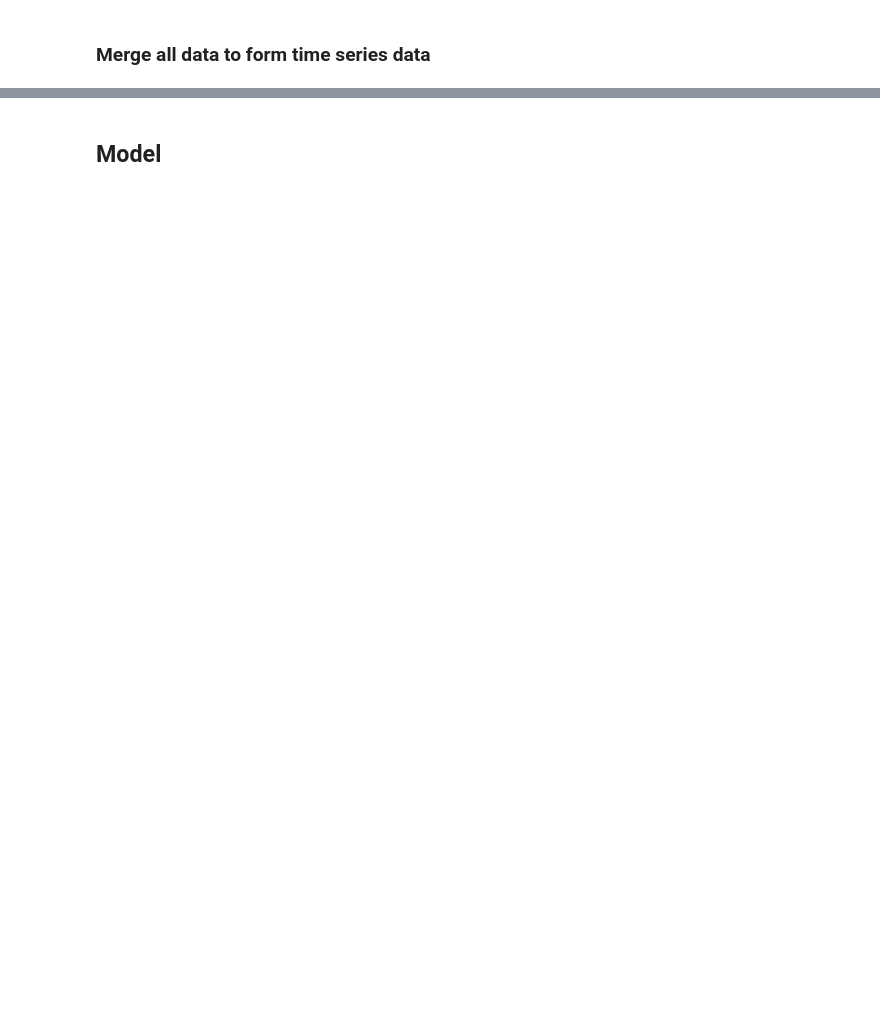
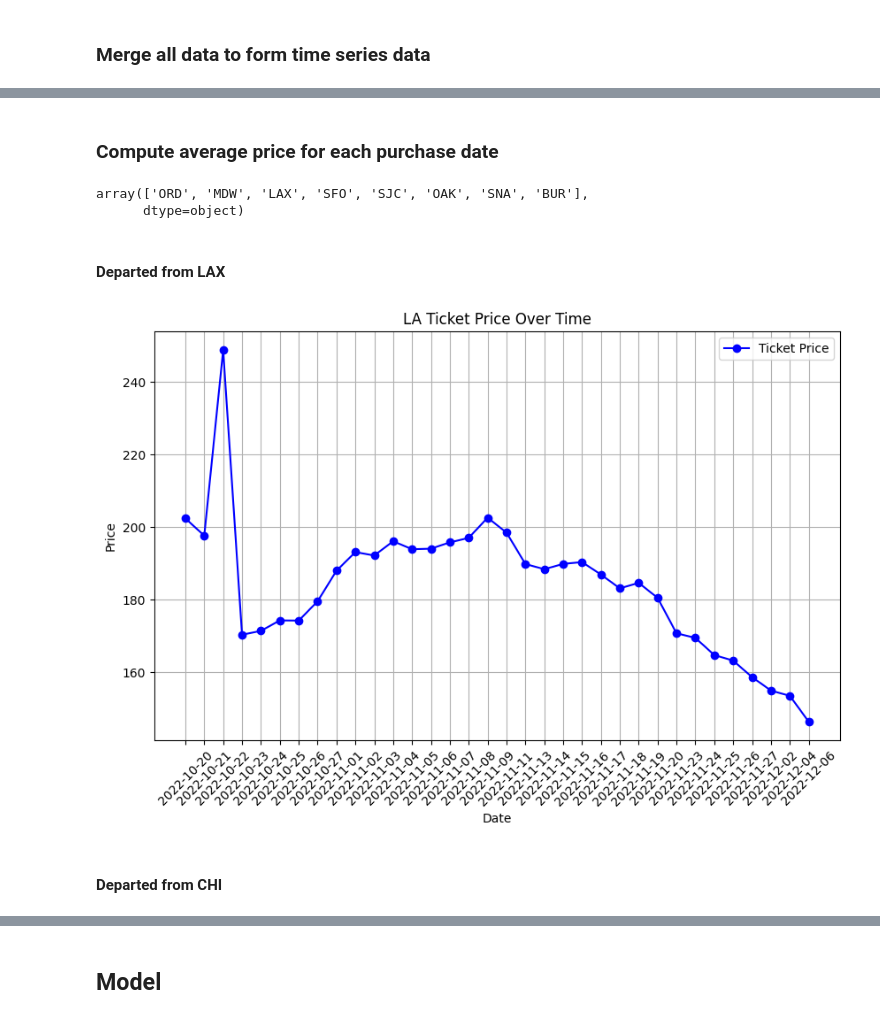
Before and after one commit to kurt980/HistoFlight2023, a Jupyter notebook: model/Time_Series.ipynb, the cells around one changed output, grey strips where cells are left out. Drawn from its saved outputs; the diff is of its cells as text; code cells hidden in the pictures; blank space fills up the shorter version.

Commit message:
Updated time series model

```diff
--- a/model/Time_Series.ipynb
+++ b/model/Time_Series.ipynb
@@ -50,3 +60,18 @@ for folder in folders:
 ## **Data Processing**
 # %% [markdown]
 ### **Join Tickets data and Flights data**
+# %%
+# Dictionary to store joined DataFrames
+dfs = {}
+
+# Iterate over each date in tickets_dict
+for date, tickets_df in tickets.items():
+    # Check if the corresponding date exists in flights_dict
+    if date in flights:
+        # Perform the join operation on "flight_id"
+        joined_df = pd.merge(tickets_df, flights[date], on="flight_id", how="left")
+
+        # Store the joined DataFrame in the new dictionary with the same date as key
+        dfs[date] = joined_df
+    else:
+        print(f'No matching flights found for tickets on {date}')
@@ -53,2 +113,5 @@ for folder in folders:
 # %% [markdown]
 ### **Merge all data to form time series data**
+# %%
+# Concatenate all DataFrames to get the whole dataframe
+df = pd.concat(dfs, ignore_index=True)
@@ -54,0 +140,2 @@ for folder in folders:
+# %%
+df_price_by_dep = df.groupby(['departure_airport', 'purchase_date'])['price'].agg('mean').reset_index()
@@ -54,0 +148,30 @@ for folder in folders:
+# %% [markdown]
+### **Compute average price for each purchase date**
+# %%
+# Print all unique departure airports
+df['departure_airport'].unique()
+# %% [output]
+array(['ORD', 'MDW', 'LAX', 'SFO', 'SJC', 'OAK', 'SNA', 'BUR'],
+      dtype=object)
+# %% [markdown]
+#### **Departed from LAX**
+# %%
+df_price_by_dep_la = df_price_by_dep[(df_price_by_dep['departure_airport'] == 'LAX') | (df_price_by_dep['departure_airport'] == 'SNA')].groupby(['purchase_date'])['price'].agg('mean').reset_index()
+# %%
+plt.figure(figsize=(10, 6))  # Adjust figure size as needed
+
+plt.plot(df_price_by_dep_la['purchase_date'], df_price_by_dep_la['price'], label='Ticket Price', color='blue', marker='o')
+
+plt.title('LA Ticket Price Over Time')
+plt.xlabel('Date')
+plt.ylabel('Price')
+plt.legend()
+plt.grid(True)
+# tilt axis label
+plt.xticks(rotation=45)
+
+plt.show()
+# %% [output]
+[figure, added]
+# %% [markdown]
+#### **Departed from CHI**
```
Also changed, not shown: parts of 35 cells of this notebook, 3 other files.
